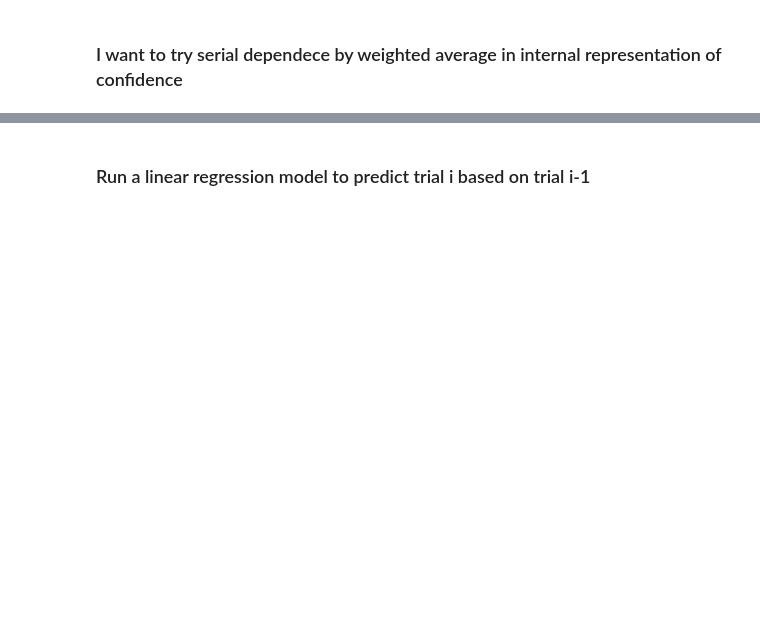
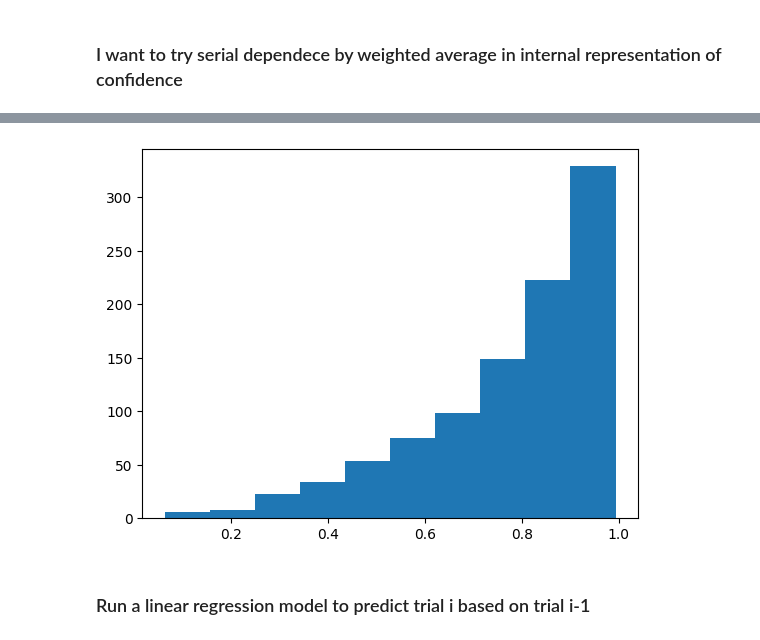
Before and after one commit to iair-embon/Bamb_Confidence_Database_Modeling, a Jupyter notebook: Model3_SeconOrderModel_SerialDependence_BetaParameter_affect_Confidence_IntRepresentation.ipynb, the cells around one changed output, grey strips where cells are left out. Cells and saved outputs as stored; diff of their text form; code cells hidden in the pictures; blank space fills up the shorter version.

```diff
--- a/Model3_SeconOrderModel_SerialDependence_BetaParameter_affect_Confidence_IntRepresentation.ipynb
+++ b/Model3_SeconOrderModel_SerialDependence_BetaParameter_affect_Confidence_IntRepresentation.ipynb
@@ -129,3 +129,8 @@ plt.show()
+# %%
+plt.hist(secondOrder_mean_cor_serialDependence_adj)
+plt.show()
+# %% [output]
+[figure, added]
 # %% [markdown]
 ### Run a linear regression model to predict trial i based on trial i-1
 # %%
```
Also changed, not shown: parts of 4 cells of this notebook, 2 other files.
